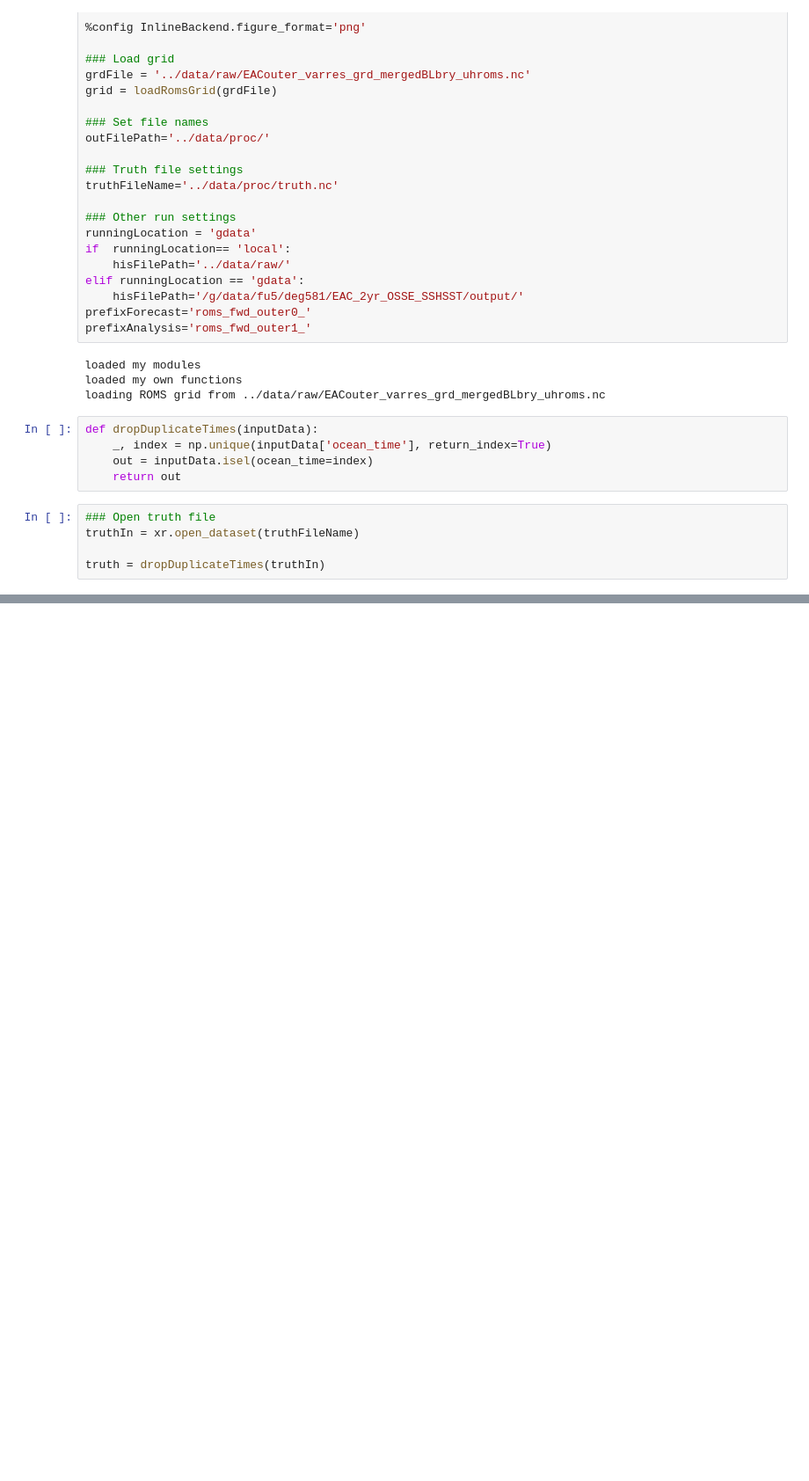
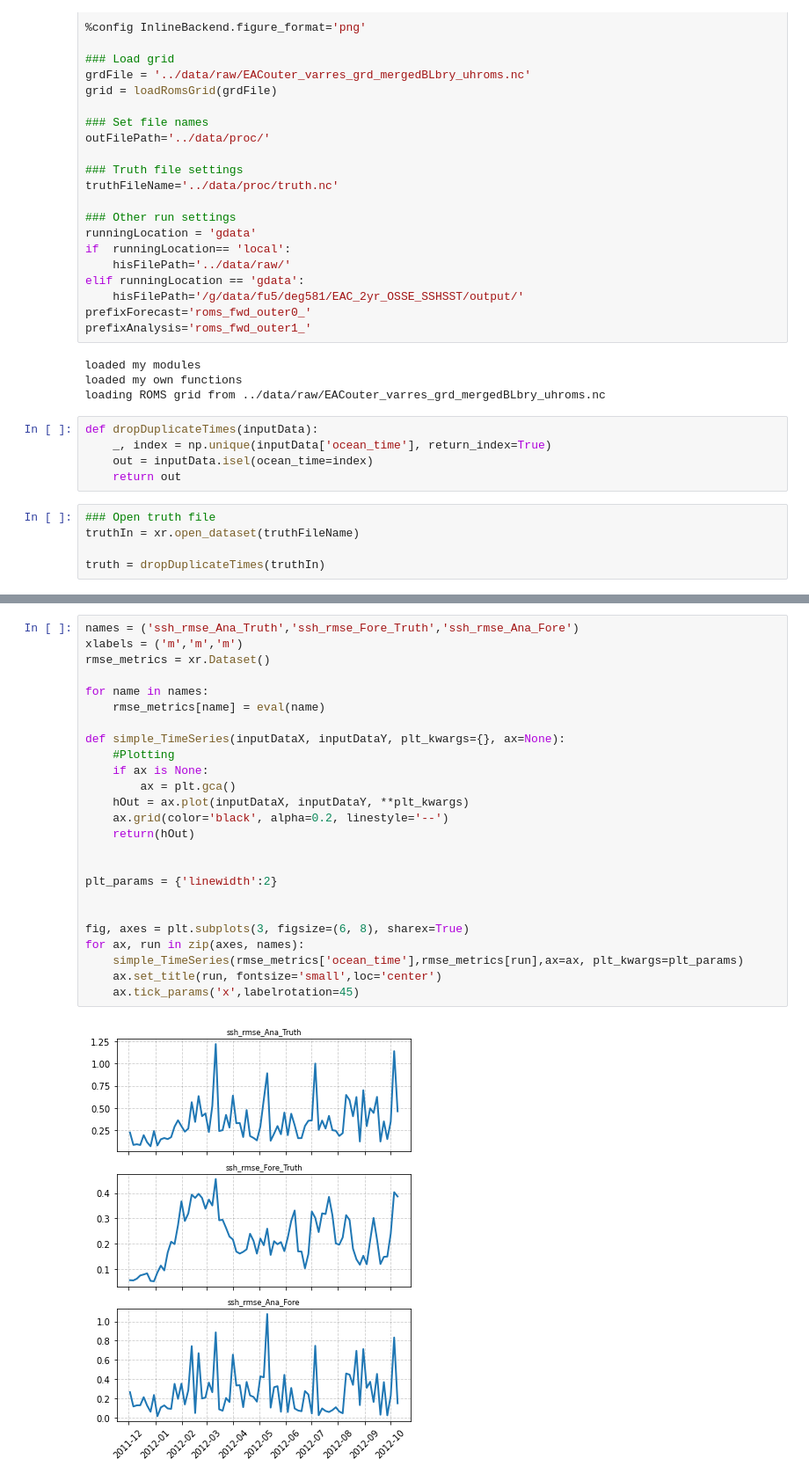
Before and after one commit to Ocean1125/OSSE-analysis, a Jupyter notebook: notebooks/1.0-RMSEfromTruth.ipynb, the cells around one changed output, grey strips where cells are left out. Shown: that part at 88% size. Saved outputs shown, nothing was run; the diff lists cells and outputs as text; blank space fills up the shorter version.

Commit message:
calculate RMSE from truth run

```diff
--- a/notebooks/1.0-RMSEfromTruth.ipynb
+++ b/notebooks/1.0-RMSEfromTruth.ipynb
@@ -138,0 +83,27 @@ ssh_rmse_metrics.plot()
+# %%
+names = ('ssh_rmse_Ana_Truth','ssh_rmse_Fore_Truth','ssh_rmse_Ana_Fore')
+xlabels = ('m','m','m')
+rmse_metrics = xr.Dataset()
+
+for name in names:
+    rmse_metrics[name] = eval(name)
+
+def simple_TimeSeries(inputDataX, inputDataY, plt_kwargs={}, ax=None):
+    #Plotting
+    if ax is None:
+        ax = plt.gca()
+    hOut = ax.plot(inputDataX, inputDataY, **plt_kwargs)
+    ax.grid(color='black', alpha=0.2, linestyle='--')
+    return(hOut)
+
+
+plt_params = {'linewidth':2}
+
+
+fig, axes = plt.subplots(3, figsize=(6, 8), sharex=True)
+for ax, run in zip(axes, names):
+    simple_TimeSeries(rmse_metrics['ocean_time'],rmse_metrics[run],ax=ax, plt_kwargs=plt_params)
+    ax.set_title(run, fontsize='small',loc='center')
+    ax.tick_params('x',labelrotation=45)
+# %% [output]
+[figure, added]
```
Also changed, not shown: parts of 10 cells of this notebook.
